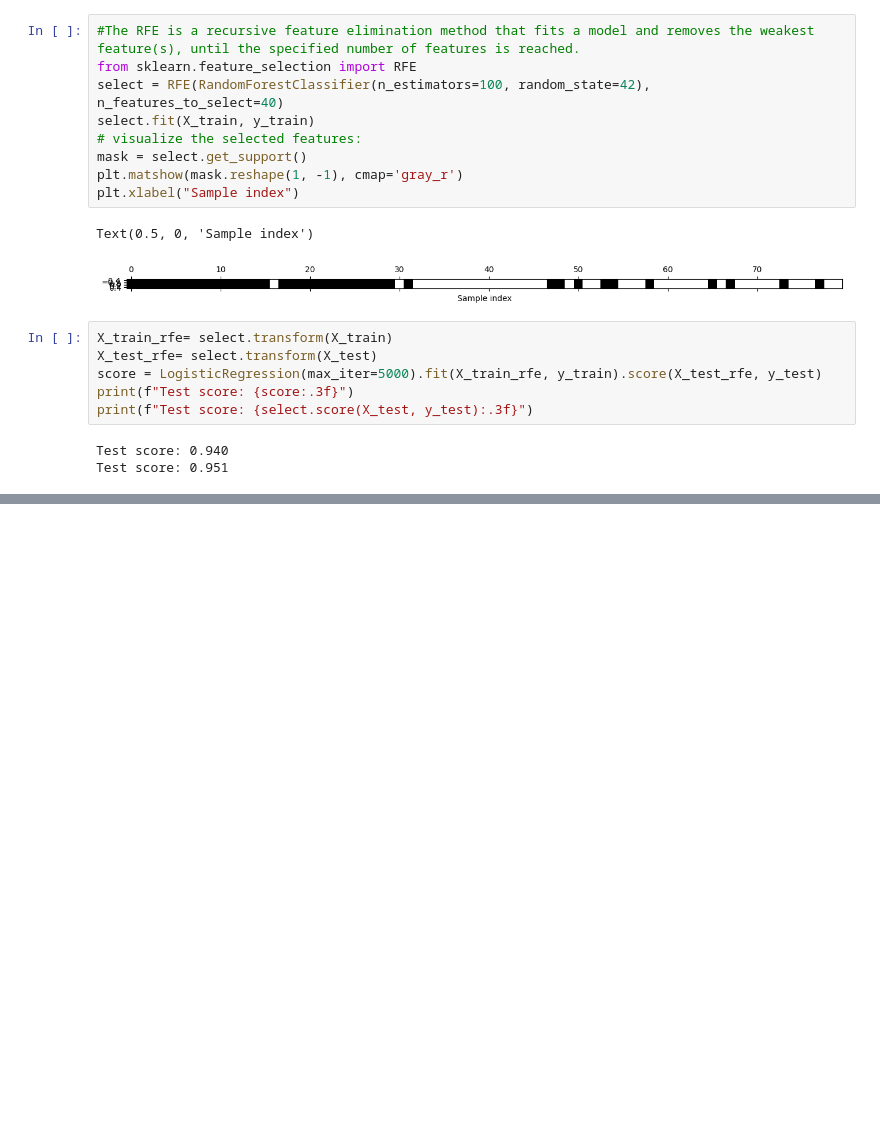
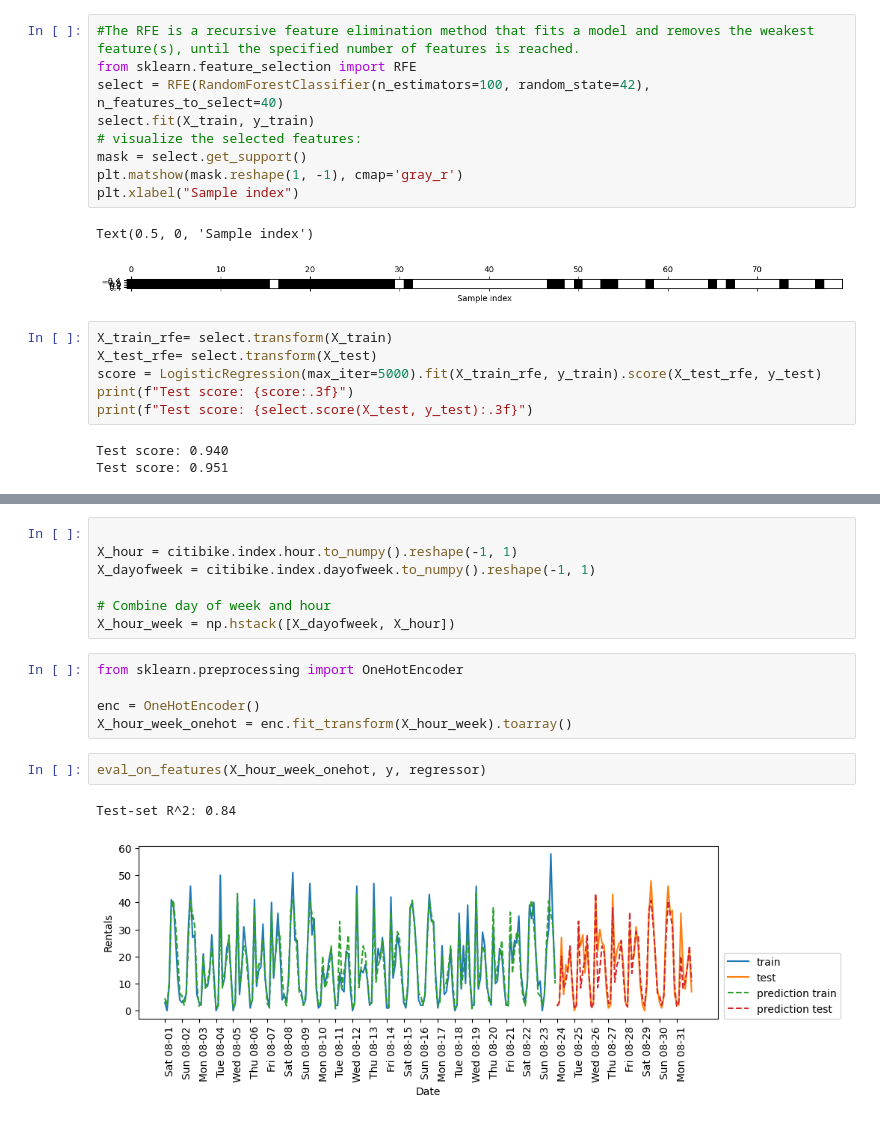
Before and after one commit to jurgenfolz/Machine-Learning-Examples, a Jupyter notebook: Feature Engineering/Automatic Feature Selection.ipynb, the cells around one changed output, grey strips where cells are left out. Cells and saved outputs as stored; diff of their text form; blank space fills up the shorter version.

```diff
--- a/Feature Engineering/Automatic Feature Selection.ipynb
+++ b/Feature Engineering/Automatic Feature Selection.ipynb
@@ -122,0 +186,17 @@ Test score: 0.951
+# %%
+
+X_hour = citibike.index.hour.to_numpy().reshape(-1, 1)
+X_dayofweek = citibike.index.dayofweek.to_numpy().reshape(-1, 1)
+
+# Combine day of week and hour
+X_hour_week = np.hstack([X_dayofweek, X_hour])
+# %%
+from sklearn.preprocessing import OneHotEncoder
+
+enc = OneHotEncoder()
+X_hour_week_onehot = enc.fit_transform(X_hour_week).toarray()
+# %%
+eval_on_features(X_hour_week_onehot, y, regressor)
+# %% [output]
+Test-set R^2: 0.84
+[figure, added]
```
Also changed, not shown: parts of 8 cells of this notebook.
